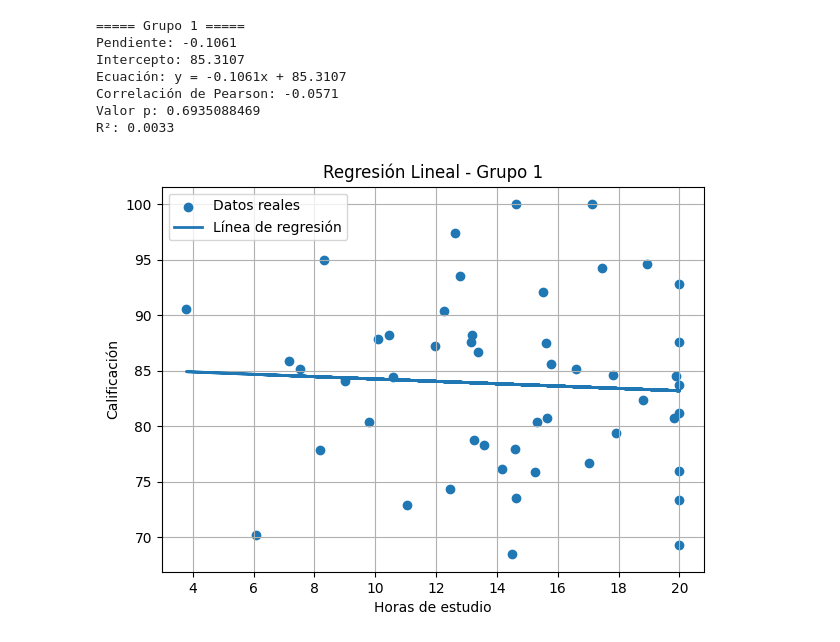
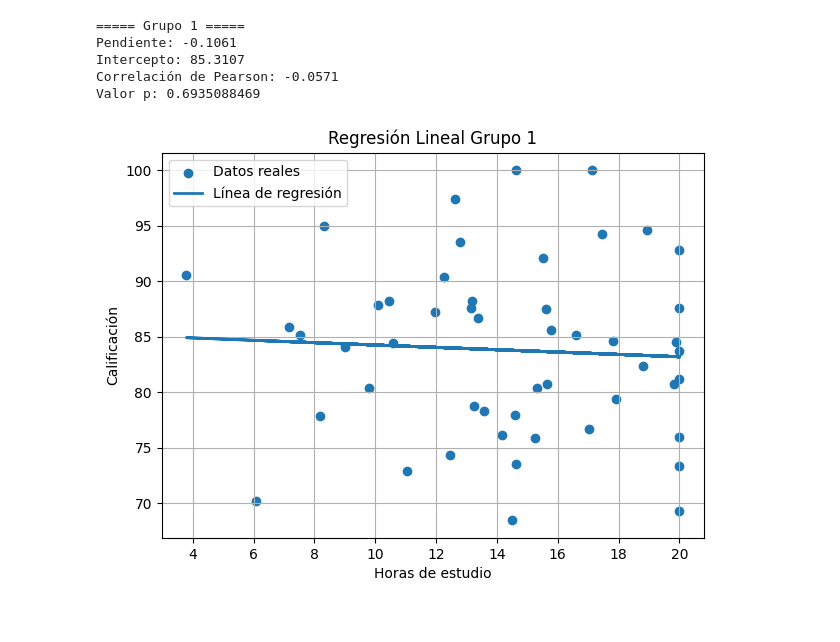
Before and after one commit to Jordy-HK/Probabilidad, a Jupyter notebook: Unidad5/PRegCor.ipynb, the cells around one changed output. Saved outputs shown, nothing was run; the diff lists cells and outputs as text; code cells hidden in the pictures.

```diff
--- a/Unidad5/PRegCor.ipynb
+++ b/Unidad5/PRegCor.ipynb
@@ -112,46 +118,36 @@ nombre = 'Grupo 1'
 df = df1
 x = df[['HorasEstudio']]
 y = df['Calificacion']
-
 modelo = LinearRegression()
 modelo.fit(x, y)
-
 pendiente = modelo.coef_[0]
 intercepto = modelo.intercept_
-
 y_pred = modelo.predict(x)
-
 correlacion, p_valor = pearsonr(df['HorasEstudio'], df['Calificacion'])
-
 r2 = r2_score(y, y_pred)
 
 print(f'===== {nombre} =====')
 print(f'Pendiente: {pendiente:.4f}')
 print(f'Intercepto: {intercepto:.4f}')
-print(f'Ecuación: y = {pendiente:.4f}x + {intercepto:.4f}')
 print(f'Correlación de Pearson: {correlacion:.4f}')
 print(f'Valor p: {p_valor:.10f}')
-print(f'R²: {r2:.4f}')
 
 plt.figure(figsize=(7,5))
 plt.scatter(x, y, label='Datos reales')
 plt.plot(x, y_pred, linewidth=2, label='Línea de regresión')
-
-plt.title(f'Regresión Lineal - {nombre}')
+plt.title(f'Regresión Lineal {nombre}')
 plt.xlabel('Horas de estudio')
 plt.ylabel('Calificación')
 plt.legend()
 plt.grid(True)
 plt.show()
 # %% [output]
 ===== Grupo 1 =====
 Pendiente: -0.1061
 Intercepto: 85.3107
-Ecuación: y = -0.1061x + 85.3107
 Correlación de Pearson: -0.0571
 Valor p: 0.6935088469
-R²: 0.0033
-[figure, old version]
+[figure, new version]
 # %%
 from sklearn.metrics import r2_score
 
```
Also changed, not shown: parts of 8 cells of this notebook.
